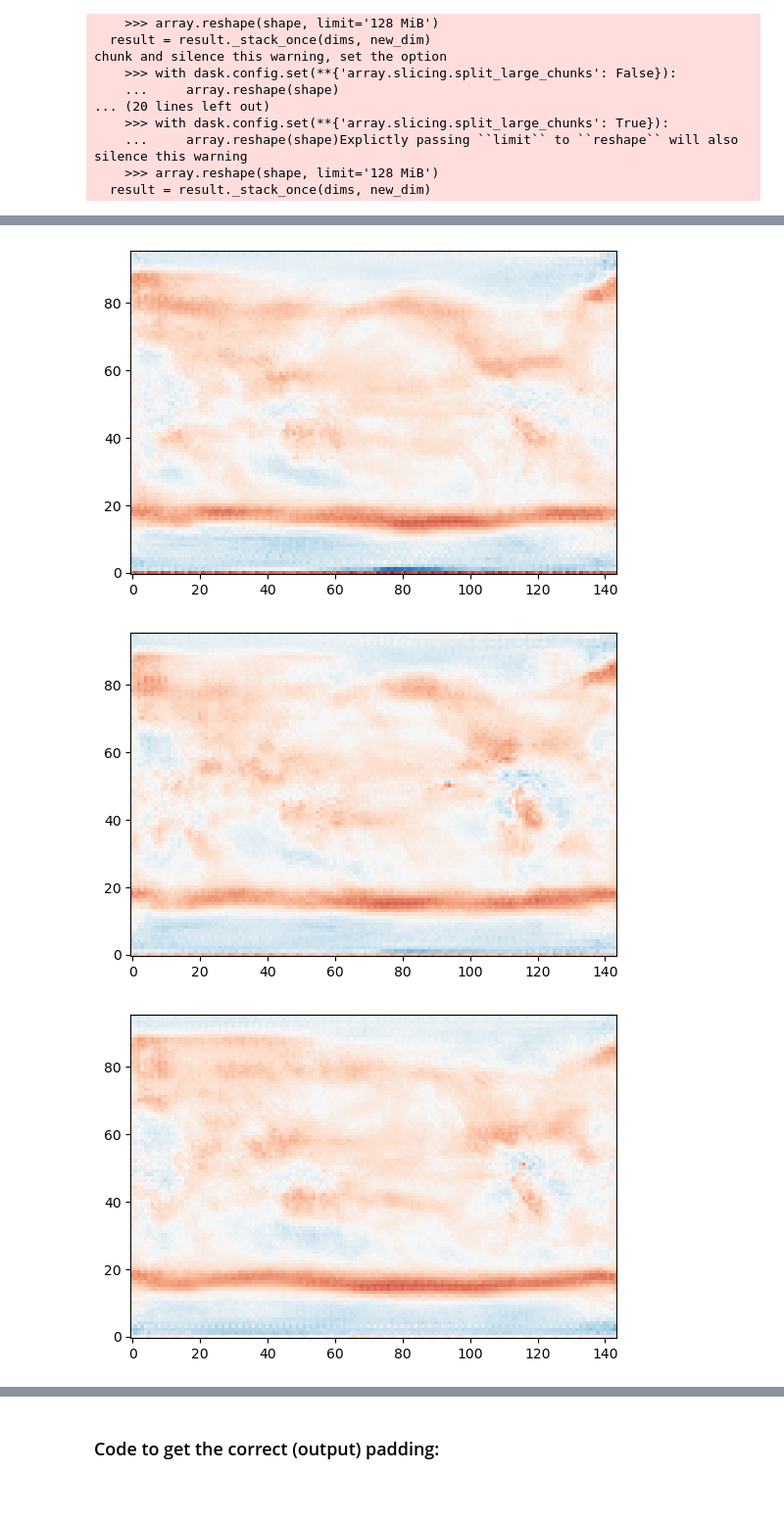
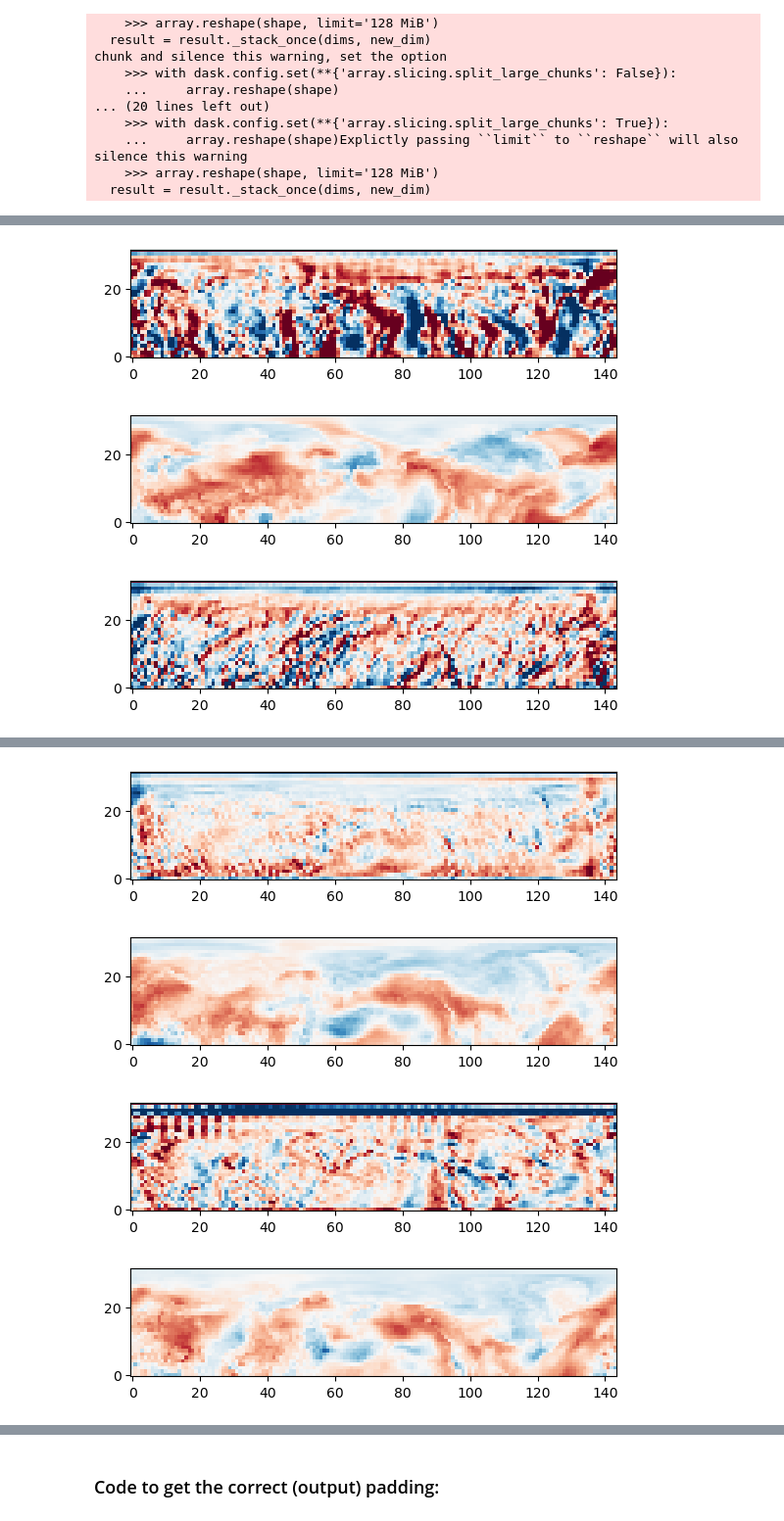
Before and after one commit to kjmayer/S2SPred-EarthSystem, a Jupyter notebook: train.ipynb, the cells around one changed output, grey strips where cells are left out. Shown: that part at 98% size. Saved outputs shown, nothing was run; the diff lists cells and outputs as text; code cells hidden in the pictures; blank space fills up the shorter version.

Commit message:
trained more

```diff
--- a/train.ipynb
+++ b/train.ipynb
@@ -118,15 +118,15 @@ chunk and silence this warning, set the option
     >>> array.reshape(shape, limit='128 MiB')
   result = result._stack_once(dims, new_dim)
 # %%
-Xtrain = concat_input(xtrain_shift,xclimo_train_shift,dim_name='features').values
+Xtrain = concat_input(xtrain_shift[:,-32:,:],xclimo_train_shift[:,-32:,:],dim_name='features').values
 # Xtrain = xtrain_shift.expand_dims(dim={"features": 1},axis=1).values
 del xtrain_shift,xclimo_train_shift
-Xval = concat_input(xval_shift,xclimo_val_shift,dim_name='features').values
+Xval = concat_input(xval_shift[:,-32:,:],xclimo_val_shift[:,-32:,:],dim_name='features').values
 # Xval = xval_shift.expand_dims(dim={"features": 1},axis=1).values
 del xval_shift,xclimo_val_shift
-Ytrain = ytrain_shift.values
+Ytrain = ytrain_shift[:,-32:,:].values
 del ytrain_shift
-Yval = yval_shift.values
+Yval = yval_shift[:,-32:,:].values
 del yval_shift
 # %%
 ## Prep training and validation for ANN
@@ -155,10 +155,15 @@ config = get_config("exp_1")
 device = prepare_device(config["device"])
 model = UNet(config=config["unet_arch_atm"])
 
+# if torch.cuda.device_count() > 1:
+#   print("I am using", torch.cuda.device_count(), "GPUs")
+#   model = torch.nn.DataParallel(model)
+model.to(device)
+
 # Visualize the model
 torchinfo.summary(
     model,
-    input_size=(config["data_loader"]["batch_size"], 2, 96, 144),
+    input_size=(config["data_loader"]["batch_size"], Xval.shape[1], Xval.shape[2],Xval.shape[3]),
     verbose=1,
     col_names=("input_size", "output_size", "num_params"),
 )
@@ -167,6 +172,10 @@ torchinfo.summary(
 optimizer = getattr(torch.optim, config["optimizer"]["sgd"])(
     model.parameters(), **config["optimizer"]["sgd_args"]
 )
+# scheduler = torch.optim.lr_scheduler.CyclicLR(optimizer,
+#                                               base_lr=config["optimizer"]["sgd_args"]["lr"],
+#                                               max_lr=0.1)
+
 scheduler = torch.optim.lr_scheduler.ReduceLROnPlateau(optimizer,
                                                        mode='min',
                                                        factor=config["lr_scheduler"]["factor"],
@@ -175,12 +184,12 @@ scheduler = torch.optim.lr_scheduler.ReduceLROnPlateau(optimizer,
                                                        verbose=True)
 
 # use yval.lat so that the lat dimension is the same as latxlon
-weights = np.cos(np.deg2rad(yval.lat)).values
+weights = np.cos(np.deg2rad(yval.lat[-32:])).values
 weights = weights[:,np.newaxis]
 latitude_weights = torch.tensor(weights, device=device)
 #plt.imshow(np.cos(np.deg2rad(yval.lat)).unstack('l'))
-criterion = getattr(module_metric, config["criterion"])(latitude_weights)
-#criterion = getattr(torch.nn, config["criterion"])() # not custom
+criterion = getattr(module_metric, config["criterion"])(latitude_weights) #"weighted_l1_loss"
+# criterion = getattr(torch.nn, config["criterion"])() # not custom
 
 metric_funcs = [getattr(module_metric, met) for met in config["metrics"]]
 
@@ -199,7 +208,8 @@ trainer = Trainer(
 )
 
 #Train the Model
-model.to(device)
+# model.to(device)
+
 trainer.fit()
 
 ## Plot training:
@@ -262,13 +272,13 @@ out.0.bias: 0.015437210910022259
 val_pred = model.predict(dataloader=val_dataloader, device=device)
 # %%
 for i in np.arange(0,300,50):
-    val_pred_reshape = val_pred[i].reshape((96,144))
+    val_pred_reshape = val_pred[i].squeeze()#.reshape((96,144))
     plt.imshow(val_pred_reshape,origin='lower',cmap='RdBu_r',vmin=0,vmax=1)
     plt.show()
-    # Yval_reshape = Yval[i].reshape((96,144))
-    # plt.imshow(Yval_reshape,origin='lower',cmap='RdBu_r',vmin=0,vmax=1)
-    # plt.show()
+    Yval_reshape = Yval[i].squeeze()#.reshape((96,144))
+    plt.imshow(Yval_reshape,origin='lower',cmap='RdBu_r',vmin=0,vmax=1)
+    plt.show()
 # %% [output]
-[figure, old version]
+[figure, new version]
-[figure, old version]
+[figure, new version]
-[figure, old version]
+[figure, new version]
@@ -277,0 +288,4 @@ for i in np.arange(0,300,50):
+[figure, added]
+[figure, added]
+[figure, added]
+[figure, added]
```
Also changed, not shown: parts of 2 cells of this notebook, 3 other files.
